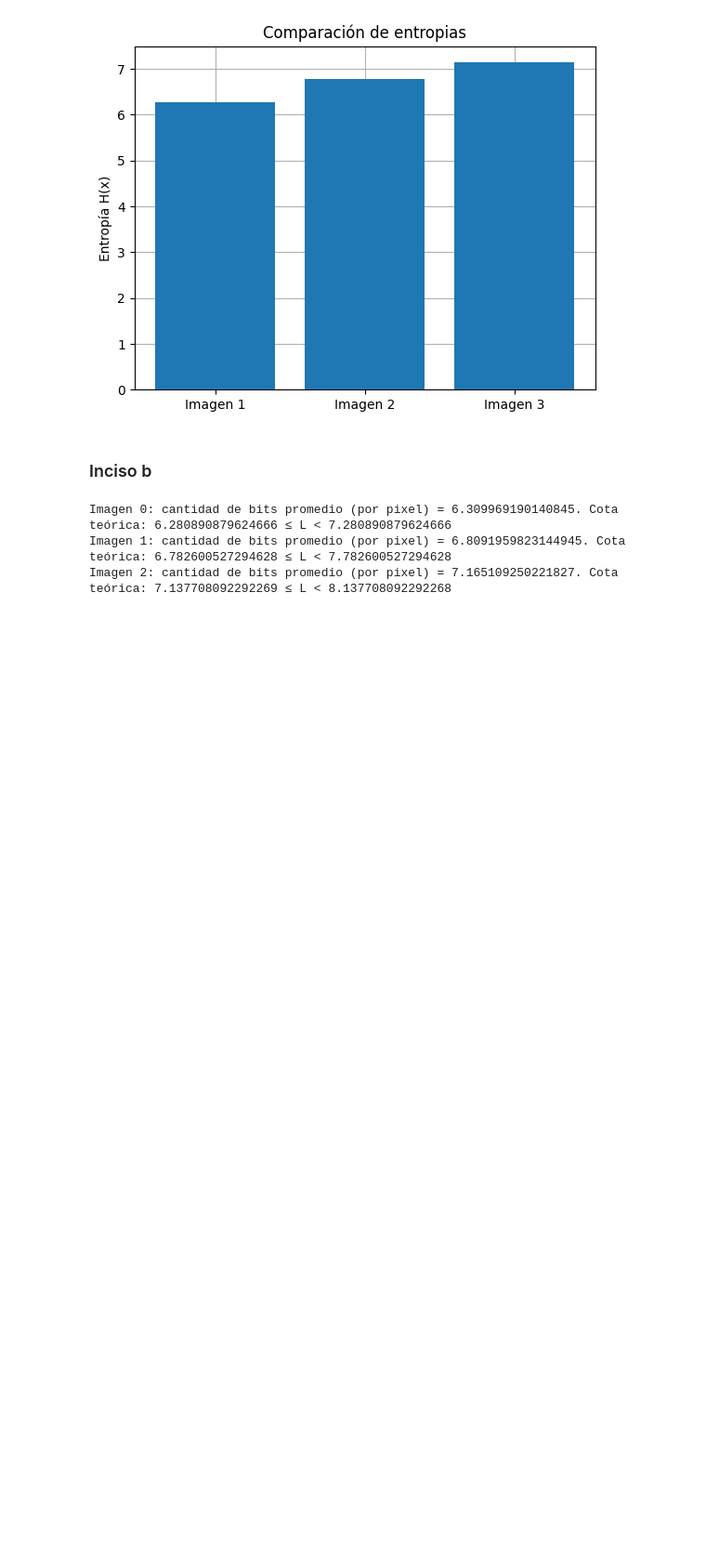
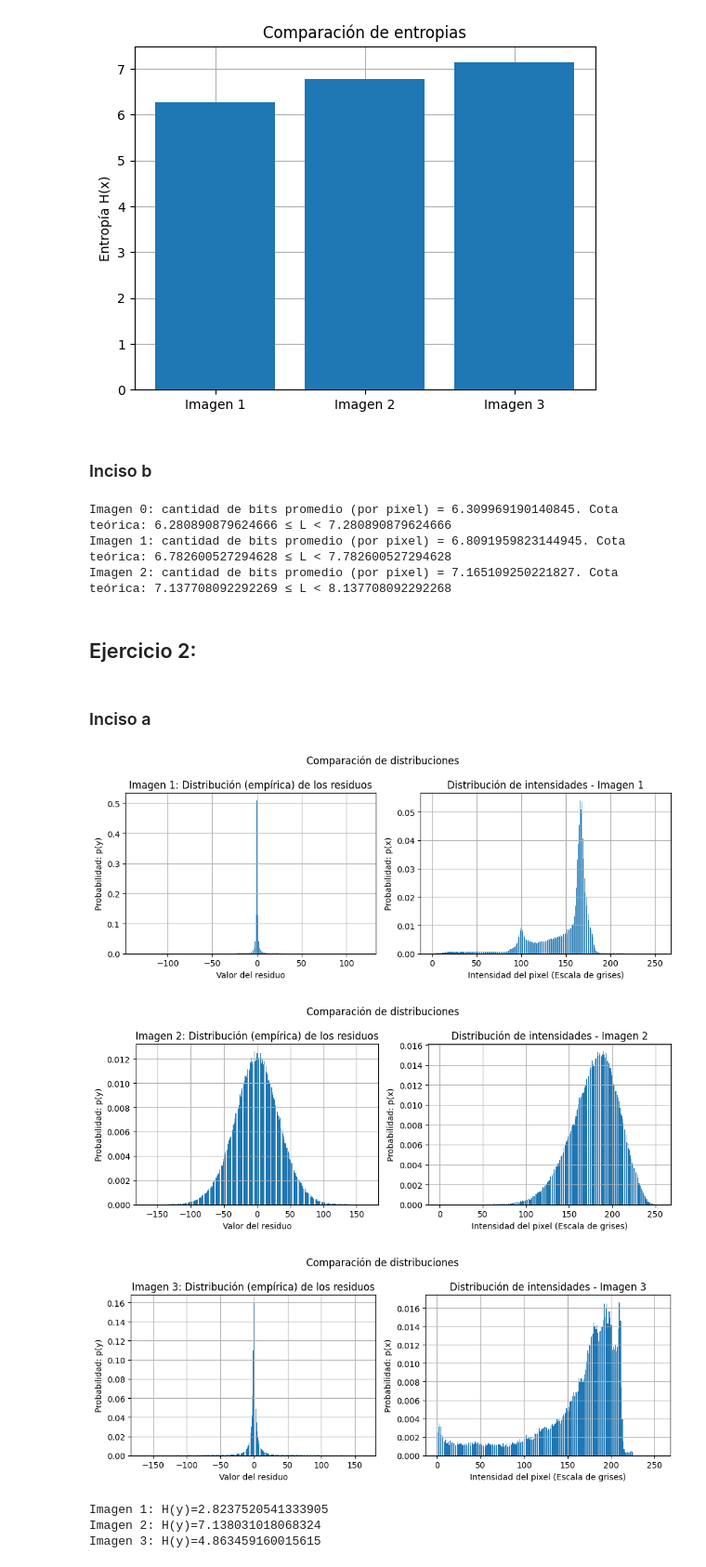
Before and after one commit to jfenleyguedes/TP2_IyE, a Jupyter notebook: main.ipynb, the cells around one changed output. Shown at 93% size. Drawn from its saved outputs; the diff is of its cells as text; code cells hidden in the pictures; blank space fills up the shorter version.

```diff
--- a/main.ipynb
+++ b/main.ipynb
@@ -92,3 +94,52 @@ for i in range (3):
 Imagen 0: cantidad de bits promedio (por pixel) = 6.309969190140845. Cota teórica: 6.280890879624666 ≤ L < 7.280890879624666
 Imagen 1: cantidad de bits promedio (por pixel) = 6.8091959823144945. Cota teórica: 6.782600527294628 ≤ L < 7.782600527294628
 Imagen 2: cantidad de bits promedio (por pixel) = 7.165109250221827. Cota teórica: 7.137708092292269 ≤ L < 8.137708092292268
+# %% [markdown]
+## Ejercicio 2:
+# %% [markdown]
+### Inciso a
+# %%
+#Calculamos los residuos (convertimos la matriz en int16 porque nos truncaba los negativos a cero)
+residuos=[np.diff(matriz.astype(np.int16),axis=1) for matriz in matrices]
+#Y guardamos los primeros pixeles de cada fila de cada imagen
+primeros_pixeles=[matriz[:,0] for matriz in matrices]
+# %%
+probas_residuos=[{} for i in range(3)]
+frecuencias_residuos=[[]for i in range(3)]
+valores_residuos=[[]for i in range (3)]
+for i  in range (3):
+    valores_residuos[i],frecuencias_residuos[i]=np.unique(residuos[i],return_counts=True)
+    for j in range (len(valores_residuos[i])):
+        probas_residuos[i][valores_residuos[i][j]]=frecuencias_residuos[i][j]/residuos[i].size
+# %%
+for i in range(3):
+    fig,(ax1,ax2)=plt.subplots(1,2,figsize=(10,4))
+    ax1.bar(list(probas_residuos[i].keys()), list(probas_residuos[i].values()))
+    ax1.set_xlabel("Valor del residuo")
+    ax1.set_ylabel("Probabilidad: p(y)")
+    ax1.set_title(f"Imagen {i+1}: Distribución (empírica) de los residuos")
+    ax1.grid()
+    ax2.bar(range(256),probas[i])
+    ax2.set_xlabel("Intensidad del pixel (Escala de grises)")
+    ax2.set_ylabel("Probabilidad: p(x)")
+    ax2.set_title(f"Distribución de intensidades - Imagen {i+1}")
+    ax2.grid()
+    fig.suptitle("Comparación de distribuciones")
+    plt.tight_layout()
+    plt.show()
+# %% [output]
+[figure, added]
+[figure, added]
+[figure, added]
+# %%
+entropias_residuos=[0,0,0]
+for i in range(3):
+    suma=0
+    for proba in probas_residuos[i].values():
+        suma-=proba*np.log2(proba)
+    entropias_residuos[i]=suma
+    print(f"Imagen {i+1}: H(y)={entropias_residuos[i]}")
+# %% [output]
+Imagen 1: H(y)=2.8237520541333905
+Imagen 2: H(y)=7.138031018068324
+Imagen 3: H(y)=4.863459160015615
```
Also changed, not shown: parts of 2 cells of this notebook.
